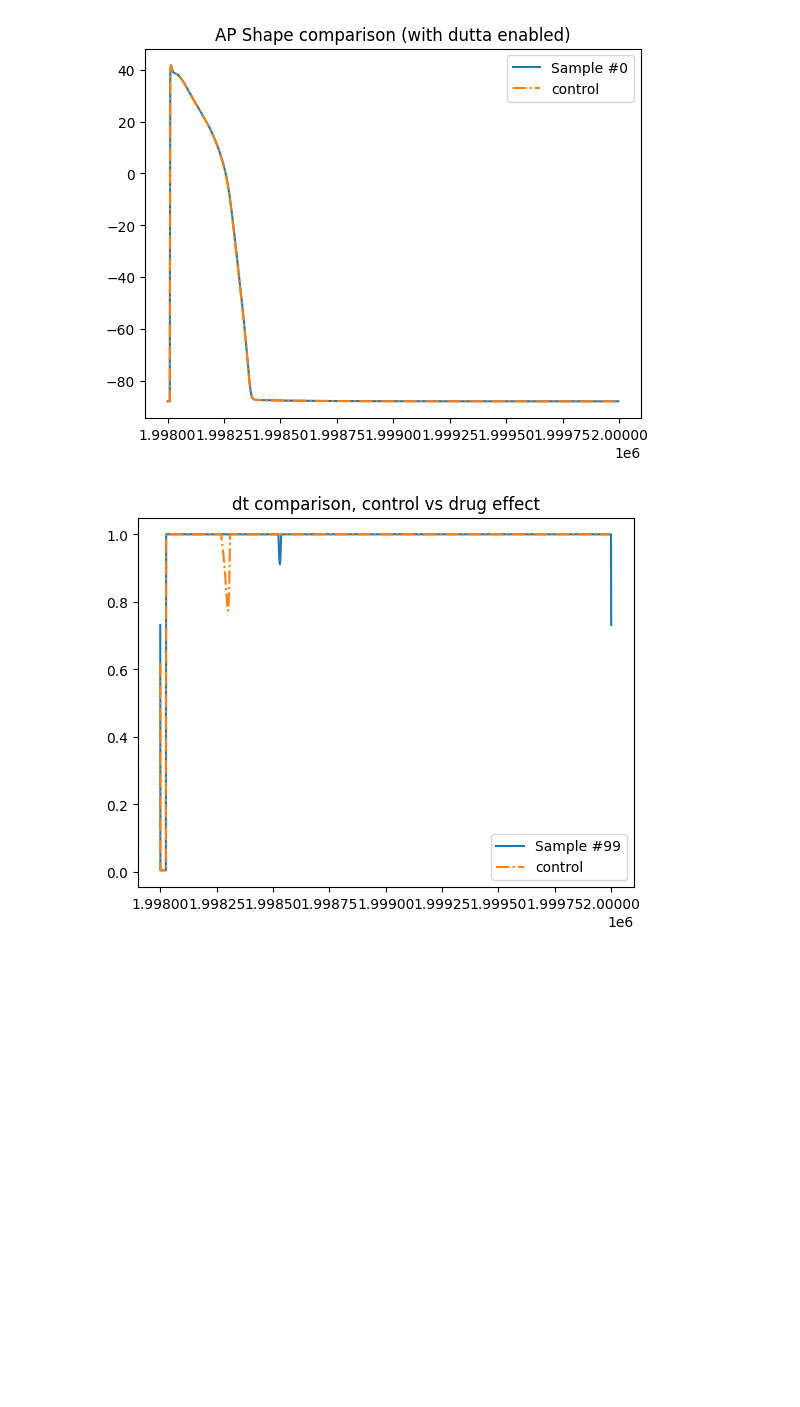
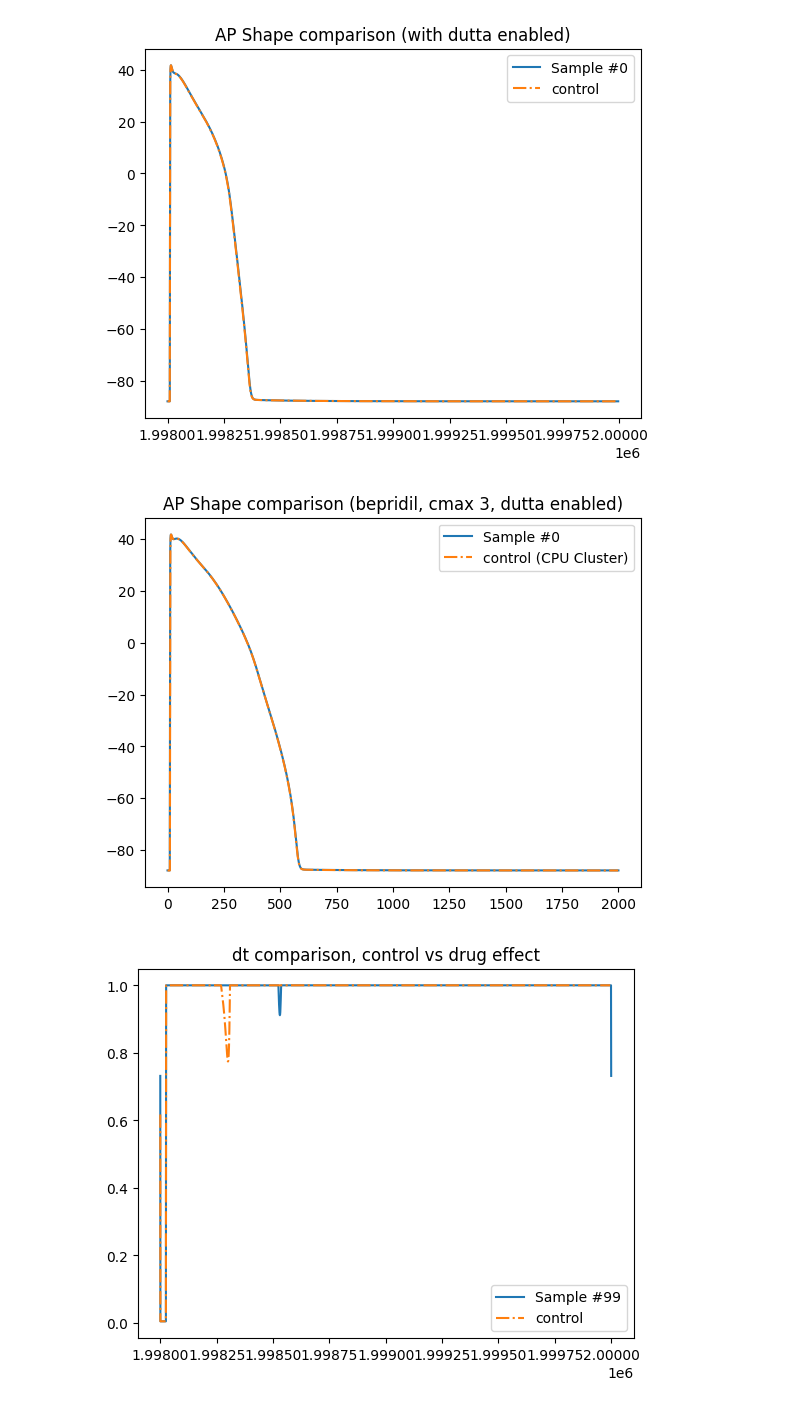
Before and after one commit to kit-cml/tomek_GPU, a Jupyter notebook: bin/result/parse.ipynb, the cells around one changed output. Drawn from its saved outputs; the diff is of its cells as text; code cells hidden in the pictures; blank space fills up the shorter version.

Commit message:
add result comparison

```diff
--- a/bin/result/parse.ipynb
+++ b/bin/result/parse.ipynb
@@ -115,6 +115,18 @@ plt.legend()
 plt.show()
 # %% [output]
 [figure]
+# %%
+import pandas as pd
+import matplotlib.pyplot as plt
+coredata = pd.read_csv('./testing/99.000000/'+str(0)+'.csv')
+control = pd.read_csv('./testing/99.000000/bepridil_99.0000_time_series_result_smp0.plt', delimiter = ",")
+plt.plot(coredata['Time'][:6978]-1998000, coredata['Vm'][:6978], label = "Sample #"+str(0))
+plt.plot(control['Time'][:6978], control['Vm'][:6978], label = "control (CPU Cluster)", linestyle = 'dashdot')
+plt.title("AP Shape comparison (bepridil, cmax 3, dutta enabled)")
+plt.legend()
+plt.show()
+# %% [output]
+[figure, added]
 # %%
 plt.plot(coredata['time'][:6978], coredata['dt'][:6978], label = "Sample #"+str(corenum))
 plt.plot(control['time'][:6978], control['dt'][:6978], label = "control", linestyle = 'dashdot')
```
